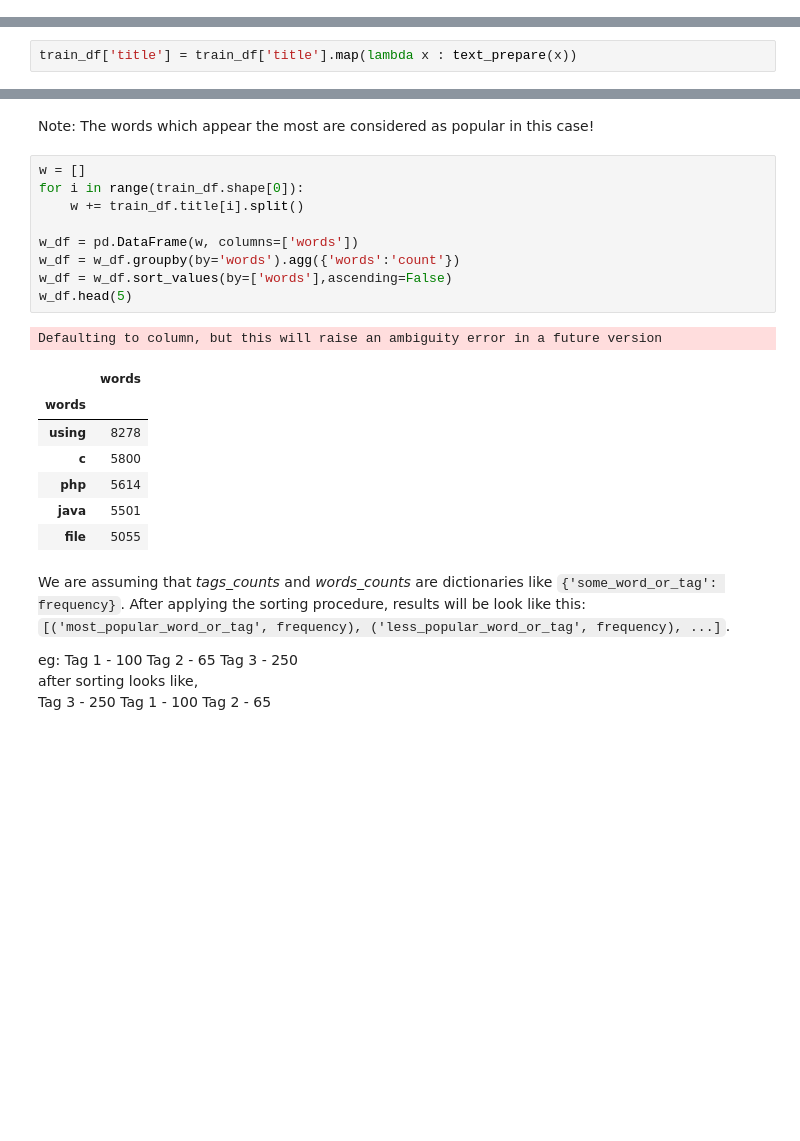
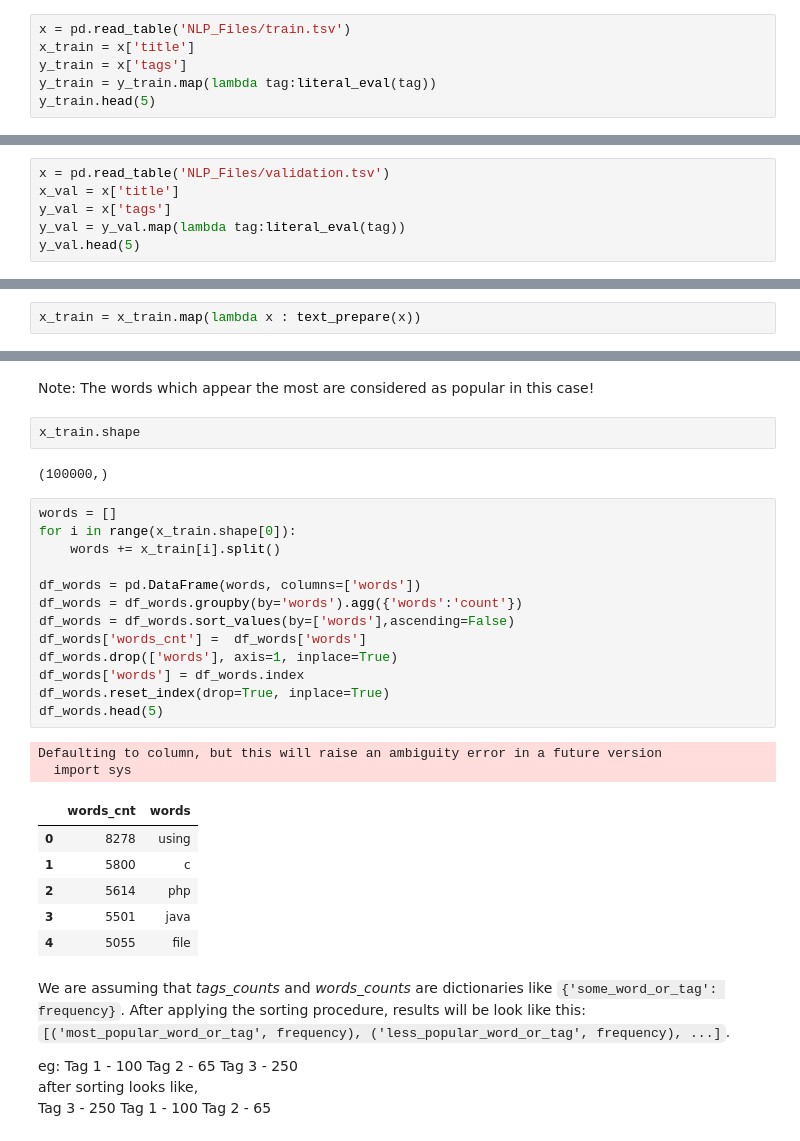
Before and after one commit to GreatLearningAIML1/chennai-aug-batch-ssbruno, a Jupyter notebook: Residency8/Stats_NLP_Project1.ipynb, the cells around one changed output, grey strips where cells are left out. Cells and saved outputs as stored; diff of their text form; blank space fills up the shorter version.

```diff
--- a/Residency8/Stats_NLP_Project1.ipynb
+++ b/Residency8/Stats_NLP_Project1.ipynb
@@ -39,3 +39,9 @@ https://kite.com/python/docs/ast.literal_eval
 ## Task 1: Create training, testing and validation data from the files given. Use title to be the independent variable and tags to be the dependent variable ( 5 points)
 # %% [markdown]
 Note: Ensure you apply literal_eval function on the tags column to ensure all the tags are readable in python
+# %%
+x = pd.read_table('NLP_Files/train.tsv')
+x_train = x['title']
+y_train = x['tags']
+y_train = y_train.map(lambda tag:literal_eval(tag))
+y_train.head(5)
@@ -41,0 +55,6 @@ Note: Ensure you apply literal_eval function on the tags column to ensure all th
+# %%
+x = pd.read_table('NLP_Files/validation.tsv')
+x_val = x['title']
+y_val = x['tags']
+y_val = y_val.map(lambda tag:literal_eval(tag))
+y_val.head(5)
@@ -124,7 +118,7 @@ test_text_prepare()
 # %% [markdown]
 Now we can preprocess the titles using function *text_prepare* and  making sure that the headers don't have bad symbols:
 # %%
-train_df['title'] = train_df['title'].map(lambda x : text_prepare(x))
+x_train = x_train.map(lambda x : text_prepare(x))
 # %% [markdown]
 Print the top 5 elements in x_train
 # %%
@@ -140,24 +134,32 @@ train_df.head(5)
 ## Task 2 (WordsTagsCount) - Find 3 most popular tags and 3 most popular words in the train data. - 5 points
 # %% [markdown]
 Note: The words which appear the most are considered as popular in this case!
+# %%
+x_train.shape
+# %% [output]
+(100000,)
 # %%
-w = []
-for i in range(train_df.shape[0]):
-    w += train_df.title[i].split()
+words = []
+for i in range(x_train.shape[0]):
+    words += x_train[i].split()
 
-w_df = pd.DataFrame(w, columns=['words'])
-w_df = w_df.groupby(by='words').agg({'words':'count'})
-w_df = w_df.sort_values(by=['words'],ascending=False)
-w_df.head(5)
+df_words = pd.DataFrame(words, columns=['words'])
+df_words = df_words.groupby(by='words').agg({'words':'count'})
+df_words = df_words.sort_values(by=['words'],ascending=False)
+df_words['words_cnt'] =  df_words['words']
+df_words.drop(['words'], axis=1, inplace=True)
+df_words['words'] = df_words.index
+df_words.reset_index(drop=True, inplace=True)
+df_words.head(5)
 # %% [output]
 Defaulting to column, but this will raise an ambiguity error in a future version
+  import sys
-|  | words |
-| words |  |
-| using | 8278 |
-| c | 5800 |
-| php | 5614 |
-| java | 5501 |
-| file | 5055 |
+|  | words_cnt | words |
+| 0 | 8278 | using |
+| 1 | 5800 | c |
+| 2 | 5614 | php |
+| 3 | 5501 | java |
+| 4 | 5055 | file |
 # %% [markdown]
 We are assuming that *tags_counts* and *words_counts* are dictionaries like `{'some_word_or_tag': frequency}`. After applying the sorting procedure, results will be look like this: `[('most_popular_word_or_tag', frequency), ('less_popular_word_or_tag', frequency), ...]`.
 
```
Also changed, not shown: parts of 25 cells of this notebook.
